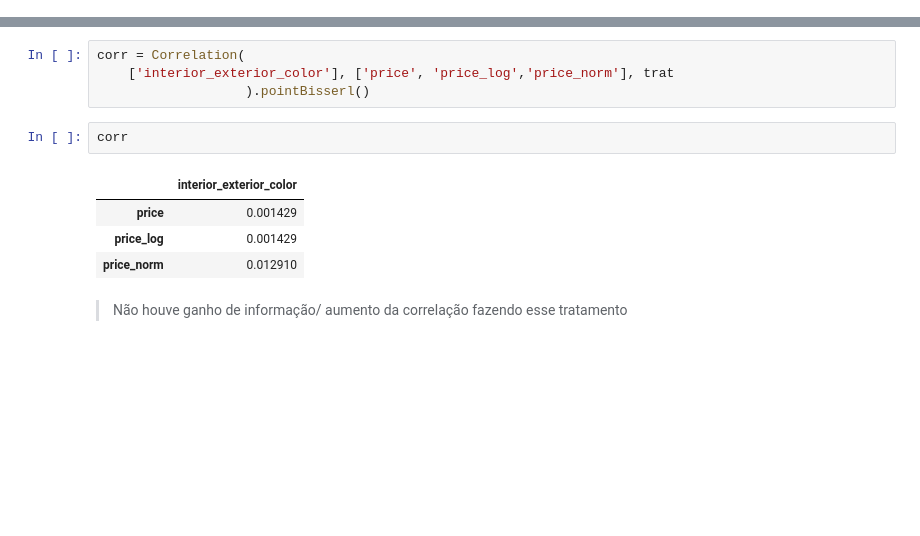
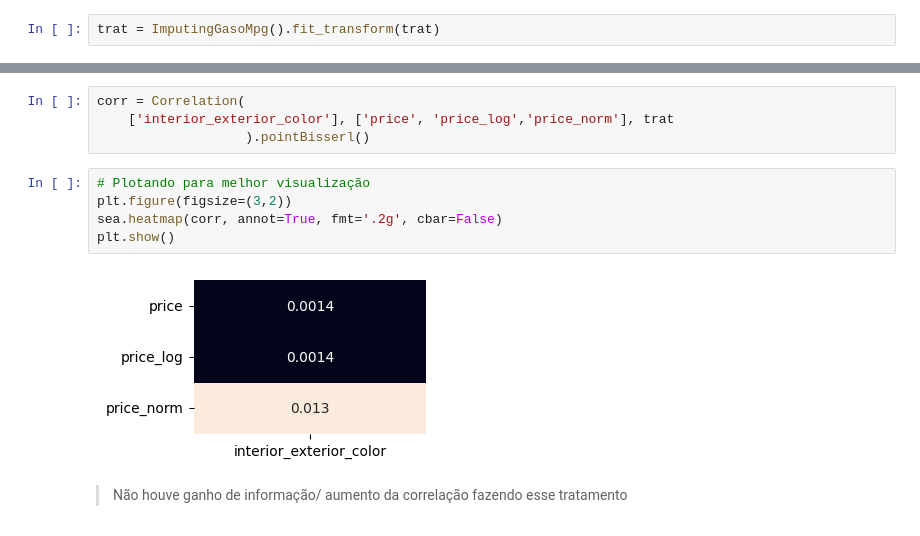
Before and after one commit to kaladabrio2020/Compass.Uol.DataScience, a Jupyter notebook: Sprint 02/ProjetoSprint02/ProjetoSprint02.ipynb, the cells around one changed output, grey strips where cells are left out. Saved outputs shown, nothing was run; the diff lists cells and outputs as text; blank space fills up the shorter version.

```diff
--- a/Sprint 02/ProjetoSprint02/ProjetoSprint02.ipynb
+++ b/Sprint 02/ProjetoSprint02/ProjetoSprint02.ipynb
@@ -891,3 +953,5 @@ array(['17-23', '14-19', '13-17', '21-31', '21-26', '15-21', '21-29',
+# %%
+trat = ImputingGasoMpg().fit_transform(trat)
 # %% [markdown]
 > Milhas por galão indica a quantidade de milhas que um veículo pode percorrer com um galão de combustível e os valores devem estar na ordem correta sendo minimo-maximo. Contudo a dados incosistentes com a ordem de  maximo-minimo ou com so minimo, serão tratados e imputados:
 - 20-12 : será transformado para 12-20
@@ -1497,13 +1566,13 @@ trat = ColorCar().fit_transform(trat.dropna())
 corr = Correlation(
     ['interior_exterior_color'], ['price', 'price_log','price_norm'], trat
                    ).pointBisserl()
-# %%
-corr
-# %% [output]
-|  | interior_exterior_color |
-| price | 0.001429 |
-| price_log | 0.001429 |
-| price_norm | 0.012910 |
+# %%
+# Plotando para melhor visualização
+plt.figure(figsize=(3,2))
+sea.heatmap(corr, annot=True, fmt='.2g', cbar=False)
+plt.show()
+# %% [output]
+[figure, added]
 # %% [markdown]
 > Não houve ganho de informação/ aumento da correlação fazendo esse tratamento
 # %% [markdown]
```
Also changed, not shown: parts of 58 cells of this notebook.
